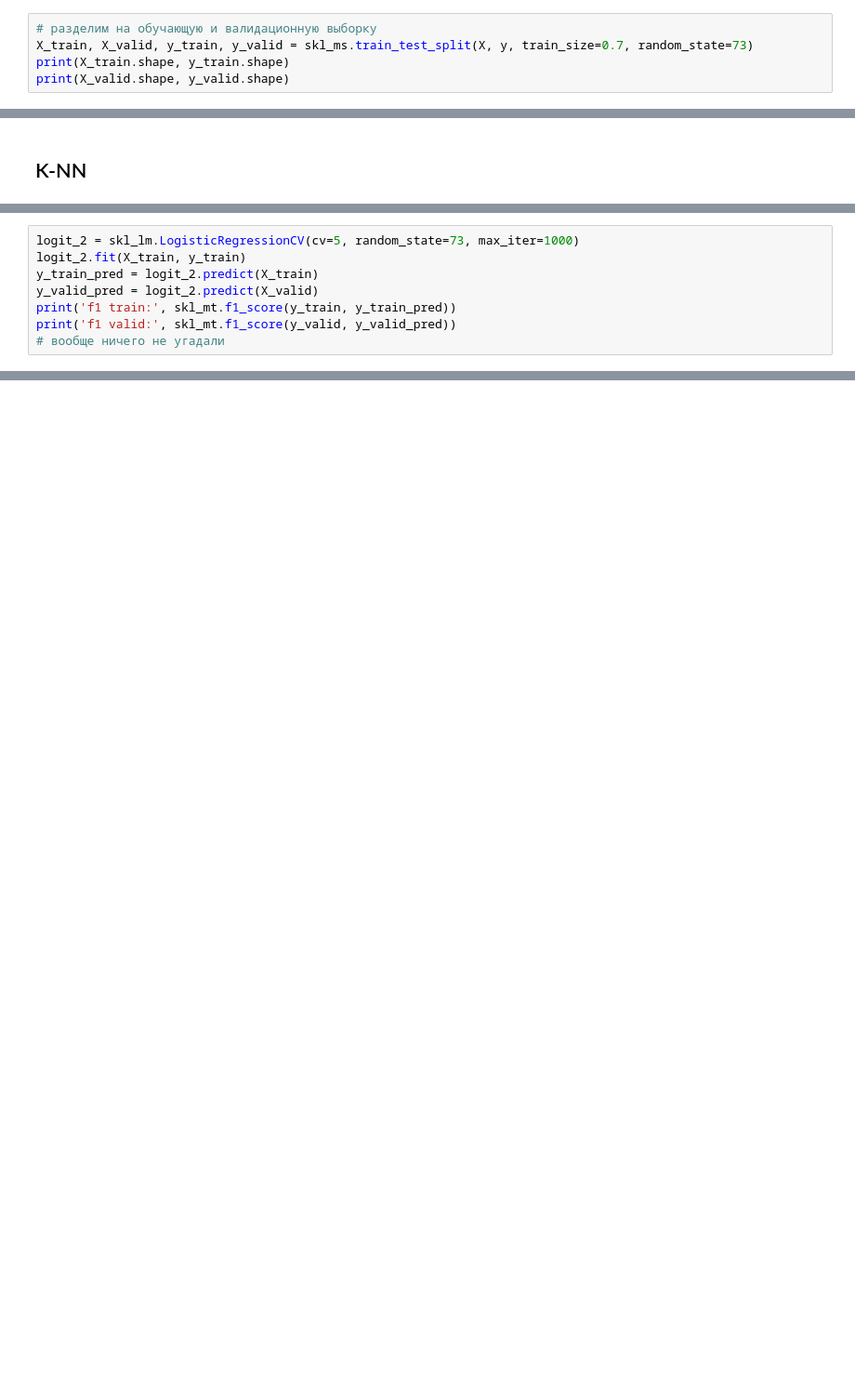
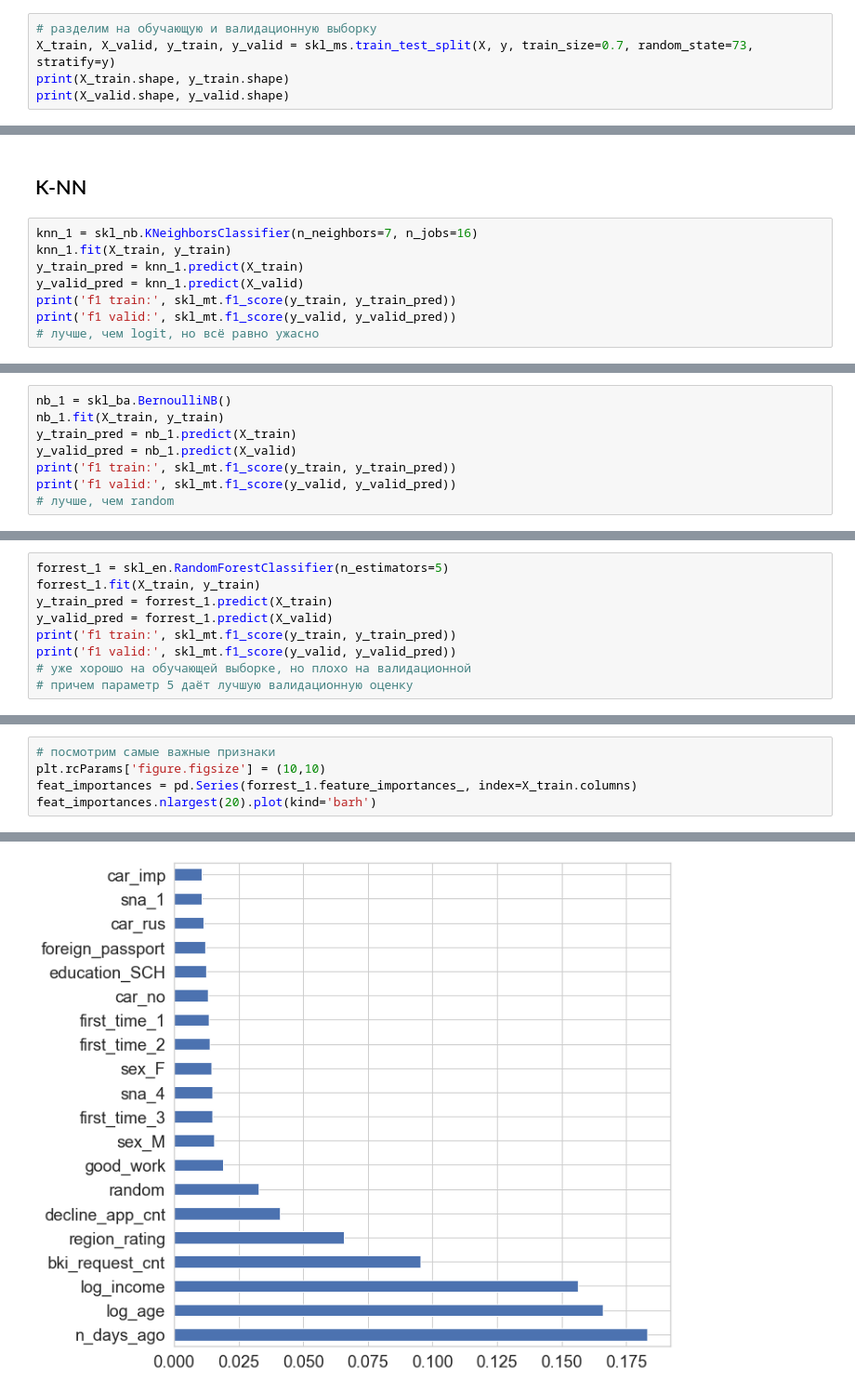
Before and after one commit to sau114/skillfactory_rds, a Jupyter notebook: module_4/scoring.ipynb, the cells around one changed output, grey strips where cells are left out. Shown: that part at 93% size. Drawn from its saved outputs; the diff is of its cells as text; blank space fills up the shorter version.

```diff
--- a/module_4/scoring.ipynb
+++ b/module_4/scoring.ipynb
@@ -210,6 +230,6 @@ print(X.shape, y.shape)
 # %%
 # разделим на обучающую и валидационную выборку
-X_train, X_valid, y_train, y_valid = skl_ms.train_test_split(X, y, train_size=0.7, random_state=73)
+X_train, X_valid, y_train, y_valid = skl_ms.train_test_split(X, y, train_size=0.7, random_state=73, stratify=y)
 print(X_train.shape, y_train.shape)
 print(X_valid.shape, y_valid.shape)
 # %% [output]
@@ -239,2 +266,10 @@ f1 valid: 0.0
 # %% [markdown]
 ## K-NN
+# %%
+knn_1 = skl_nb.KNeighborsClassifier(n_neighbors=7, n_jobs=16)
+knn_1.fit(X_train, y_train)
+y_train_pred = knn_1.predict(X_train)
+y_valid_pred = knn_1.predict(X_valid)
+print('f1 train:', skl_mt.f1_score(y_train, y_train_pred))
+print('f1 valid:', skl_mt.f1_score(y_valid, y_valid_pred))
+# лучше, чем logit, но всё равно ужасно
@@ -241,9 +281,9 @@ f1 valid: 0.0
 # %%
-logit_2 = skl_lm.LogisticRegressionCV(cv=5, random_state=73, max_iter=1000)
-logit_2.fit(X_train, y_train)
-y_train_pred = logit_2.predict(X_train)
-y_valid_pred = logit_2.predict(X_valid)
+nb_1 = skl_ba.BernoulliNB()
+nb_1.fit(X_train, y_train)
+y_train_pred = nb_1.predict(X_train)
+y_valid_pred = nb_1.predict(X_valid)
 print('f1 train:', skl_mt.f1_score(y_train, y_train_pred))
 print('f1 valid:', skl_mt.f1_score(y_valid, y_valid_pred))
-# вообще ничего не угадали
+# лучше, чем random
 # %% [output]
@@ -251,0 +294,9 @@ f1 valid: 0.0
+# %%
+forrest_1 = skl_en.RandomForestClassifier(n_estimators=5)
+forrest_1.fit(X_train, y_train)
+y_train_pred = forrest_1.predict(X_train)
+y_valid_pred = forrest_1.predict(X_valid)
+print('f1 train:', skl_mt.f1_score(y_train, y_train_pred))
+print('f1 valid:', skl_mt.f1_score(y_valid, y_valid_pred))
+# уже хорошо на обучающей выборке, но плохо на валидационной
+# причем параметр 5 даёт лучшую валидационную оценку
@@ -251,0 +306,6 @@ f1 valid: 0.0
+# %%
+# посмотрим самые важные признаки
+plt.rcParams['figure.figsize'] = (10,10)
+feat_importances = pd.Series(forrest_1.feature_importances_, index=X_train.columns)
+feat_importances.nlargest(20).plot(kind='barh')
+# %% [output]
@@ -251,0 +313 @@ f1 valid: 0.0
+[figure, added]
```
Also changed, not shown: parts of 17 cells of this notebook.
